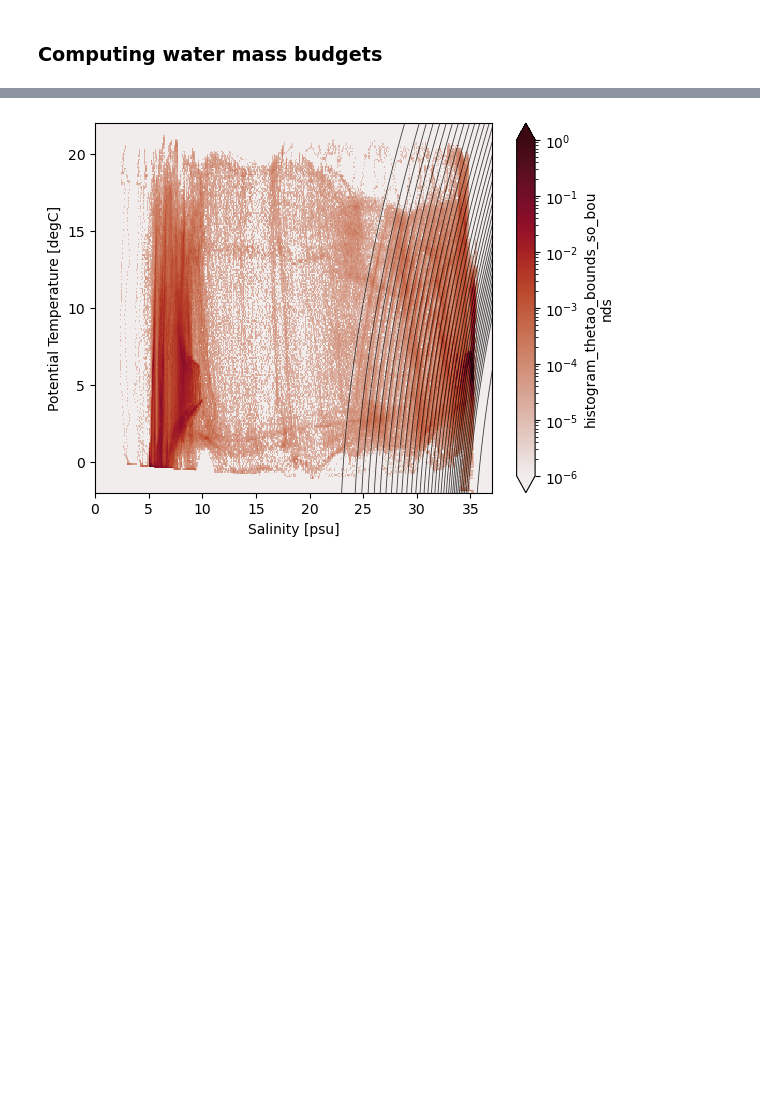
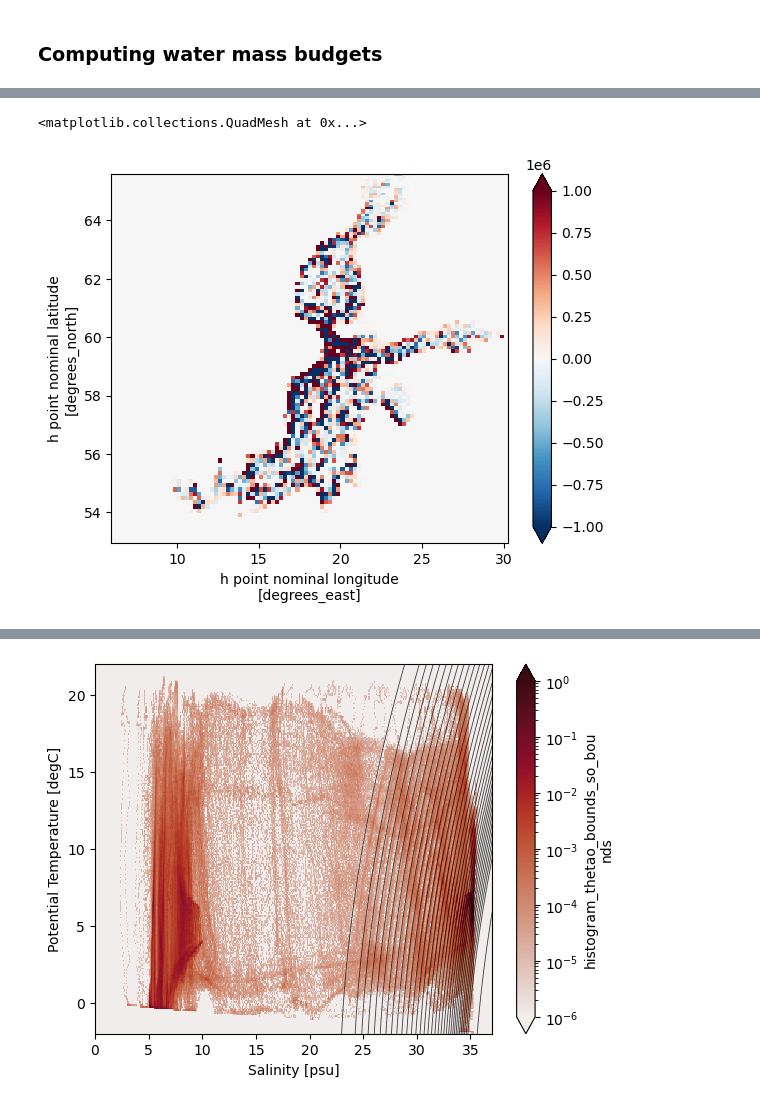
Before and after one commit to hdrake/xwmb, a Jupyter notebook: examples/Baltic_example.ipynb, the cells around one changed output, grey strips where cells are left out. Saved outputs shown, nothing was run; the diff lists cells and outputs as text; code cells hidden in the pictures; blank space fills up the shorter version.

```diff
--- a/examples/Baltic_example.ipynb
+++ b/examples/Baltic_example.ipynb
@@ -151,0 +163,23 @@ plt.title("parameterized diapycnal diffusion");
+# %%
+σu = grid.interp(grid._ds['sigma2'], "X").isel(time=0)
+σv = grid.interp(grid._ds['sigma2'], "Y").isel(time=0)
+
+div_u = grid.diff(grid.transform(
+    grid._ds['umo'].isel(time=0).fillna(0.),
+    "Z",
+    xr.DataArray([0, 25], dims=("tempy")),
+    target_data=σu,
+    method="conservative"
+).isel(tempy=0).fillna(0.), "X")
+div_v = grid.diff(grid.transform(
+    grid._ds['vmo'].isel(time=0).fillna(0.),
+    "Z",
+    xr.DataArray([0, 25], dims=("tempy")),
+    target_data=σv,
+    method="conservative"
+).isel(tempy=0).fillna(0.), "Y")
+
+(div_u + div_v).plot(vmin=-1e6, vmax=1e6, cmap="RdBu_r")
+# %% [output]
+<matplotlib.collections.QuadMesh at 0x...>
+[figure, added]
```
Also changed, not shown: parts of 10 cells of this notebook.
